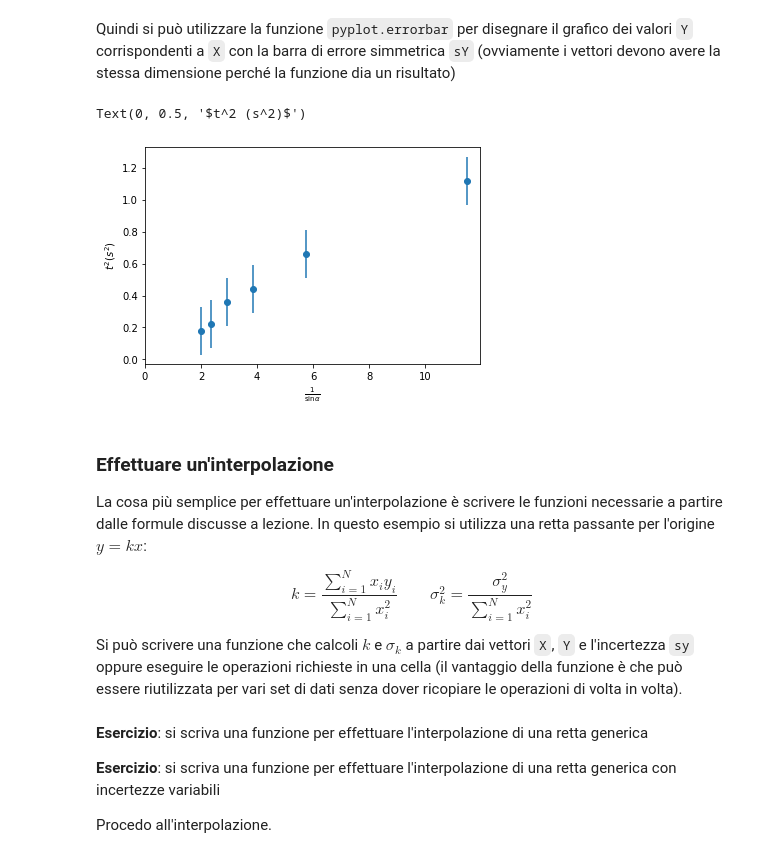
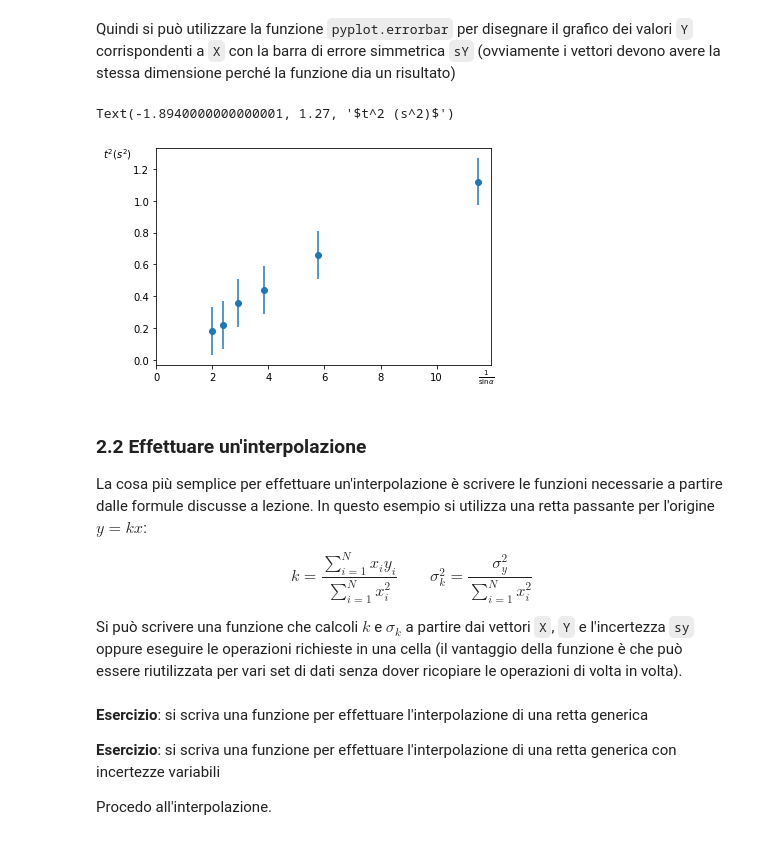
Before and after one commit to cpviolation/myjupyternb, a Jupyter notebook: Didattica/RudimentiPython.ipynb, the cells around one changed output. Saved outputs shown, nothing was run; the diff lists cells and outputs as text; code cells hidden in the pictures.

```diff
--- a/Didattica/RudimentiPython.ipynb
+++ b/Didattica/RudimentiPython.ipynb
@@ -269,14 +401,14 @@ Quindi si può utilizzare la funzione `pyplot.errorbar` per disegnare il grafico
 # %%
 plt.errorbar(X,Y,sY, fmt='o', ls='none', label='data')
 # abbellimenti
 plt.xlim(left=0)
-plt.xlabel(r'$\frac{1}{\sin\alpha}$')
-plt.ylabel(r'$t^2 (s^2)$')
+plt.text(max(X), -0.1*(max(Y)-min(Y)+2*max(sY)), r'$\frac{1}{\sin\alpha}$')
+plt.text(-0.2*(max(X)-min(X)), max(Y)+max(sY), r'$t^2 (s^2)$')
 # %% [output]
-Text(0, 0.5, '$t^2 (s^2)$')
+Text(-1.8940000000000001, 1.27, '$t^2 (s^2)$')
-[figure, old version]
+[figure, new version]
 # %% [markdown]
-### Effettuare un'interpolazione
+### 2.2 Effettuare un'interpolazione
 
 La cosa più semplice per effettuare un'interpolazione è scrivere le funzioni necessarie a partire dalle formule discusse a lezione. In questo esempio si utilizza una retta passante per l'origine $y = kx$:
 
```
Also changed, not shown: parts of 32 cells of this notebook.
